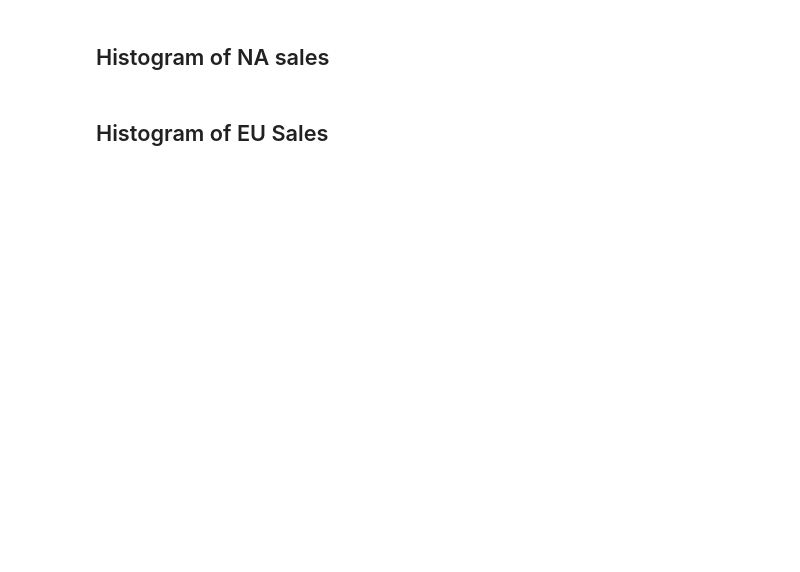
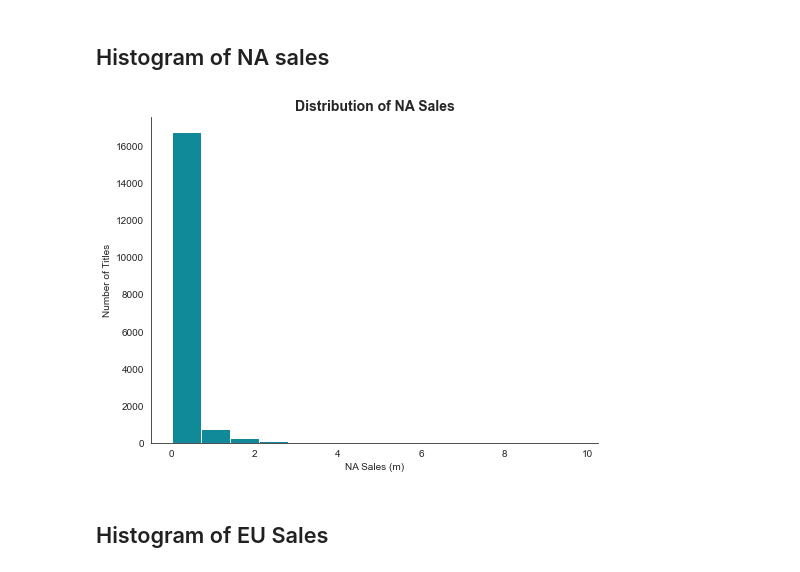
Before and after one commit to TJMaya/Video-Game-Sales-Project, a Jupyter notebook: VGSalesProjectStep3EDA.ipynb, the cells around one changed output. Saved outputs shown, nothing was run; the diff lists cells and outputs as text; code cells hidden in the pictures; blank space fills up the shorter version.

```diff
--- a/VGSalesProjectStep3EDA.ipynb
+++ b/VGSalesProjectStep3EDA.ipynb
@@ -51,4 +145,18 @@ Index(['Title', 'Genre', 'Console', 'Publisher', 'Total Sales (m)',
 # %% [markdown]
 ## Histogram of NA sales
+# %%
+sns.set_style("white")
+plt.figure(figsize = (8,6))
+plt.hist(df["NA Sales (m)"],
+        bins = 14,
+        color = "#108a99")
+plt.title("Distribution of NA Sales", fontsize = 14, weight = "bold")
+plt.xlabel("NA Sales (m)")
+plt.ylabel("Number of Titles")
+sns.despine()
+#plt.savefig("NASalesHistogram.png")
+plt.show()
+# %% [output]
+[figure, added]
 # %% [markdown]
 ## Histogram of EU Sales
```
Also changed, not shown: parts of 21 cells of this notebook, 3 other files.
